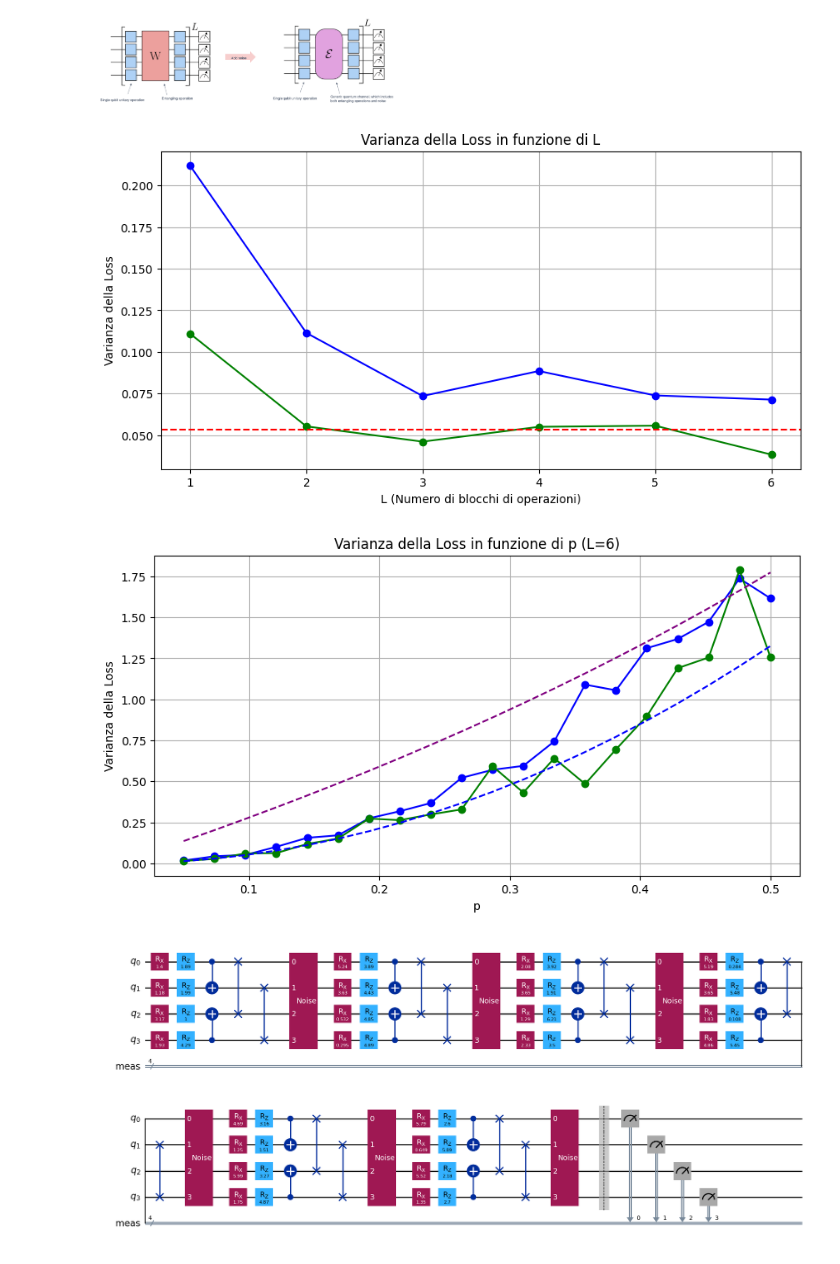
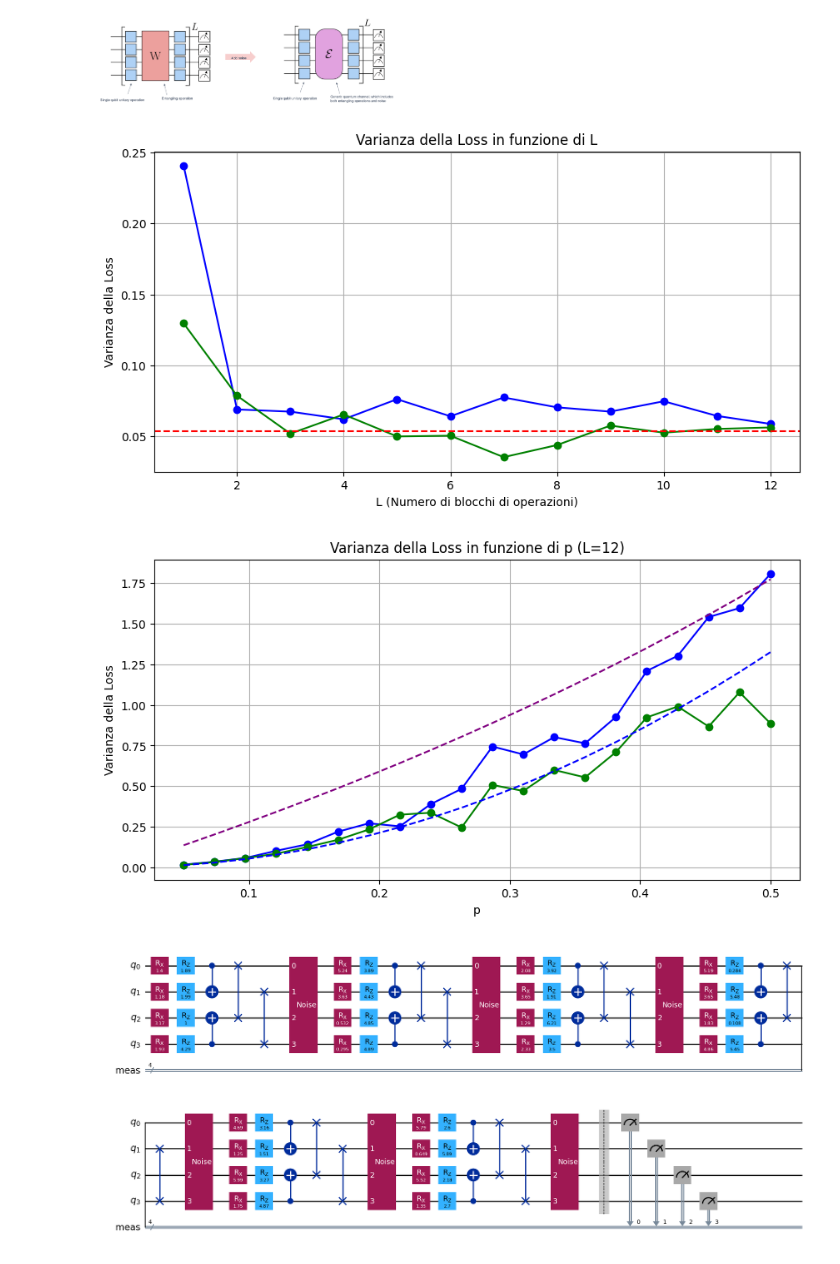
Before and after one commit to sebastianopian/QC.exam, a Jupyter notebook: 00_program.ipynb, the cells around one changed output. Saved outputs shown, nothing was run; the diff lists cells and outputs as text; code cells hidden in the pictures.

```diff
--- a/00_program.ipynb
+++ b/00_program.ipynb
@@ -157,7 +157,7 @@ from functools import reduce
 # Parametri
 n = 4  # Numero di qubit
 shots = 100  # Numero di esecuzioni
-L_values_range = 6  # Numero massimo di blocchi di operazioni
+L_values_range = 12  # Numero massimo di blocchi di operazioni
 p = 0.1  # Probabilità di applicare lo stato GHZ
 h = 1  # Coefficiente nell'Hamiltoniano
 
@@ -294,35 +294,35 @@ for p in p_values:
         L_values_shots1.append(L_value1)
     L_values_all[p] = L_values_shots
     L_values_all1[p] = L_values_shots1
 
 L_means = {p: np.mean(L_values_all[p]) for p in p_values}
 L_variances = {p: np.var(L_values_all[p]) for p in p_values}
 L_means1 = {p: np.mean(L_values_all1[p]) for p in p_values}
 L_variances1 = {p: np.var(L_values_all1[p]) for p in p_values}
 
 var_values = list(L_variances.values())
 L_values = list(L_means.values())
 var_values1 = list(L_variances1.values())
 L_values1 = list(L_means1.values())
 var_values1 = np.array(var_values1, dtype=float)
 
 y = 5.3*p_values**2
 z= 0.04*p_values**2 + (p_values/(2-p_values))*5.29
 
 # Plot della varianza in funzione di p
 plt.figure(figsize=(10, 5))
 plt.plot(p_values, var_values, marker='o', linestyle='-', color='b')
 plt.plot(p_values, var_values1, marker='o', linestyle='-', color='g')
 plt.plot(p_values, y, marker='', linestyle='--', color='b')
 plt.plot(p_values, z, marker='', linestyle='--', color='purple')
 plt.xlabel('p')
 plt.ylabel('Varianza della Loss')
 plt.title(f'Varianza della Loss in funzione di p (L={L_values_range})')
 plt.grid(True)
 plt.show()
 # %% [output]
-[figure, old version]
+[figure, new version]
-[figure, old version]
+[figure, new version]
 # %%
 from qiskit.circuit import Gate
 
```
